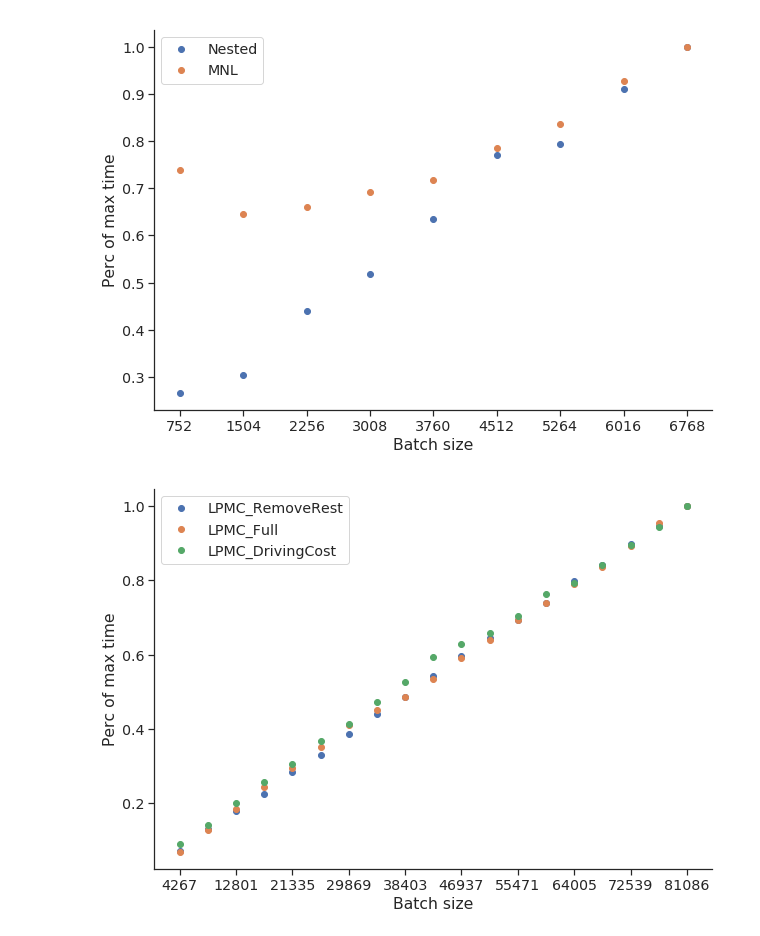
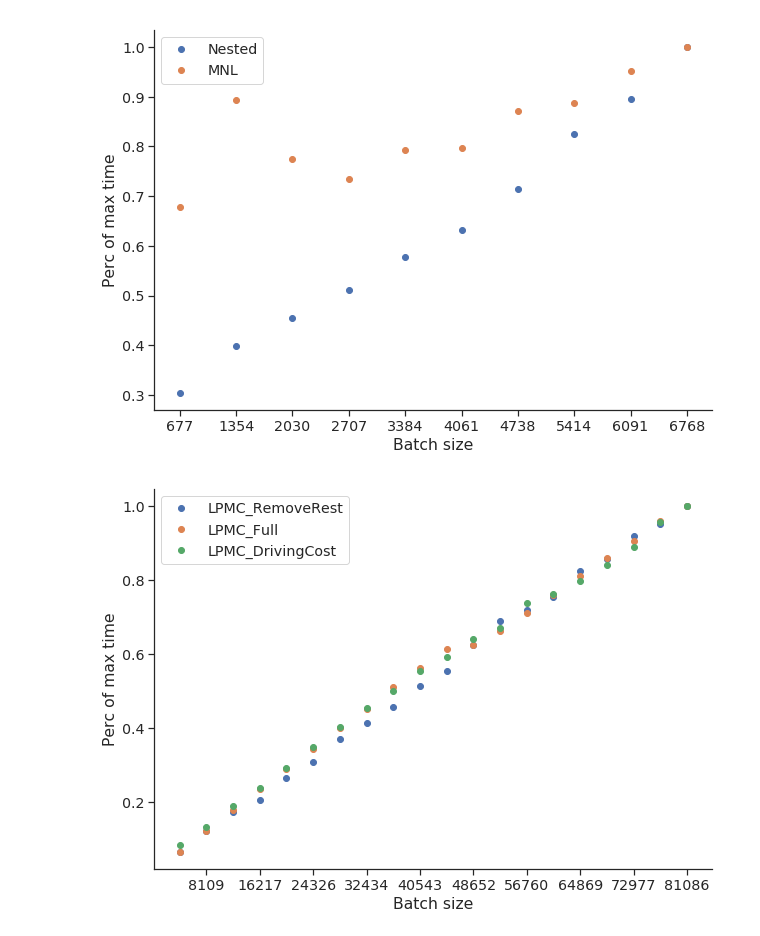
Before and after one commit to glederrey/HAMABS, a Jupyter notebook: code/notebooks/Cost_Hessian.ipynb, the cells around one changed output. Cells and saved outputs as stored; diff of their text form; code cells hidden in the pictures.

```diff
--- a/code/notebooks/Cost_Hessian.ipynb
+++ b/code/notebooks/Cost_Hessian.ipynb
@@ -11,7 +11,7 @@ import numpy as np
 
 sns.set(font_scale=1.5)
 
-results_folder = './server/cost_hessian/results/'
+results_folder = './server/cost_hessian_old/results/'
 figures_folder = '../figures/'
 
 # For the Python notebook
@@ -59,7 +59,7 @@ for i, fs in enumerate(files):
     if i == 0:
         plt.xticks(sizes)
     else:
-        plt.xticks(sizes[::2])
+        plt.xticks(sizes[1::2])
         plt.yscale('log')
 
     plt.ylabel('Time [s]')
@@ -86,33 +86,33 @@ for i, fs in enumerate(files):
     ax = plt.subplot(111)
     ax.spines['right'].set_visible(False)
     ax.spines['top'].set_visible(False)
 
     for f in fs:
 
         with open(results_folder + f + '.json', 'r') as infile:
             data = json.load(infile)
 
         sizes = data['size']
         times = data['time']
 
         y = []
         yerr = []
 
         for val in times:
             y.append(np.mean(val))
 
         y = y/np.max(y)
 
         plt.plot(sizes, y, 'o', label=f)
 
     if i == 0:
         plt.xticks(sizes)
     else:
-        plt.xticks(sizes[::2])
+        plt.xticks(sizes[1::2])
 
     plt.ylabel('Perc of max time')
     plt.xlabel('Batch size')
     plt.legend()
 # %% [output]
-[figure, old version]
+[figure, new version]
-[figure, old version]
+[figure, new version]
```
Also changed, not shown: parts of 1 cell of this notebook, 1 other file.
